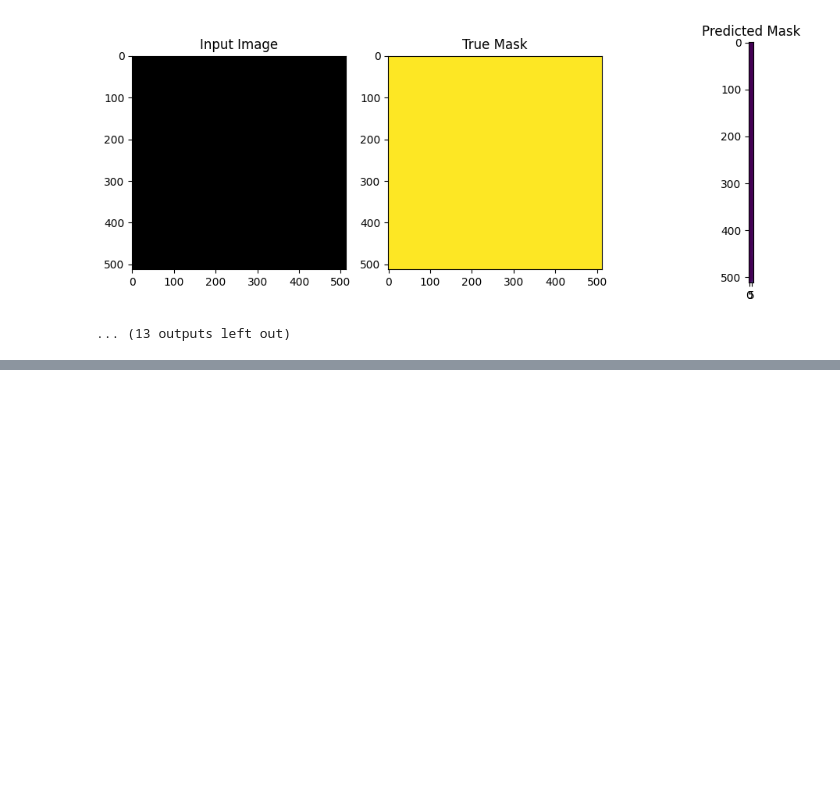
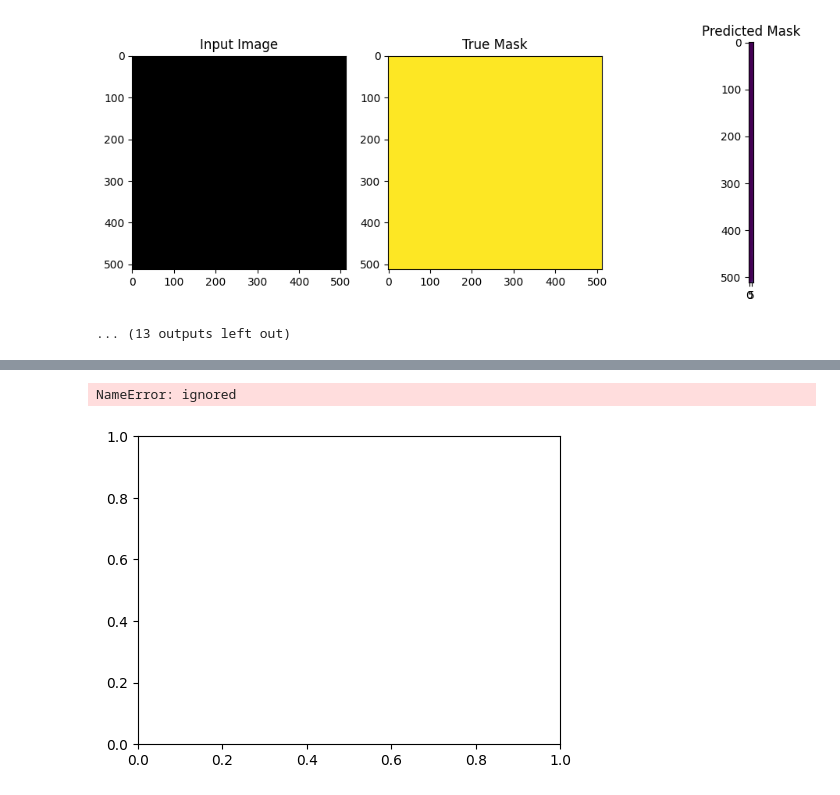
Before and after one commit to GokayToga/FloodNet_Challange-GT, a Jupyter notebook: FloodNet_Challange_GT.ipynb, the cells around one changed output, grey strips where cells are left out. Cells and saved outputs as stored; diff of their text form; code cells hidden in the pictures; blank space fills up the shorter version.

```diff
--- a/FloodNet_Challange_GT.ipynb
+++ b/FloodNet_Challange_GT.ipynb
@@ -742,0 +895,17 @@ for i, (image, true_mask) in enumerate(test_dataset):
+# %%
+import matplotlib.pyplot as plt
+
+# Plot a single image and mask
+plt.figure(figsize=(12, 4))
+plt.subplot(1, 2, 1)
+plt.imshow(batch_images[0])
+plt.title('Input Image')
+
+plt.subplot(1, 2, 2)
+plt.imshow(batch_masks[0], cmap='viridis', vmin=0, vmax=255)
+plt.title('Mask')
+
+plt.show()
+# %% [output]
+NameError: ignored
+[figure, added]
```
Also changed, not shown: parts of 7 cells of this notebook.
